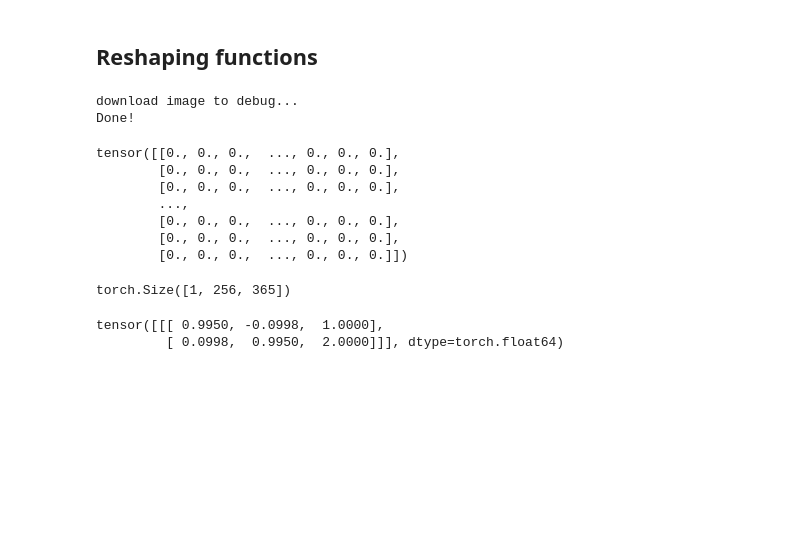
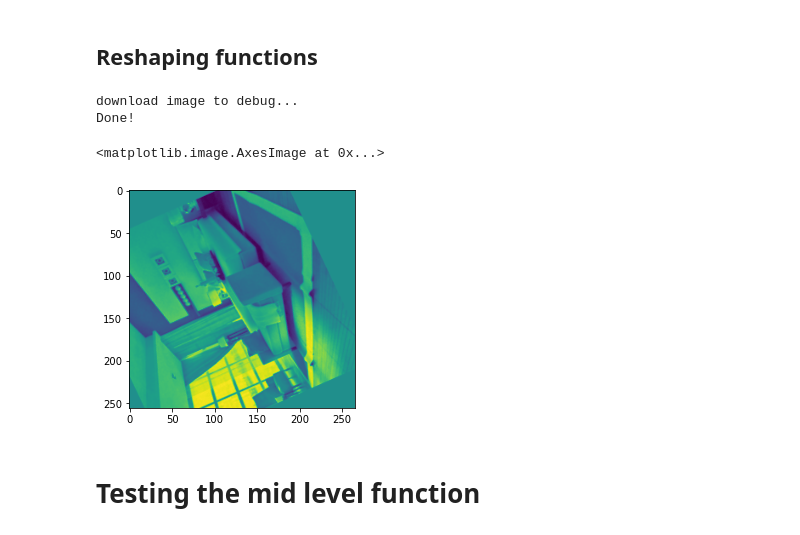
Before and after one commit to umerhasan17/deep-robust-dronenav, a Jupyter notebook: run_experiments.ipynb, the cells around one changed output. Saved outputs shown, nothing was run; the diff lists cells and outputs as text; code cells hidden in the pictures; blank space fills up the shorter version.

```diff
--- a/run_experiments.ipynb
+++ b/run_experiments.ipynb
@@ -58,43 +69,10 @@ Done!
 # %%
 from experiment import *
 
-cogmap, transformed_map = test_geom_transform()
+cogmap, transformed_map = test_geom_transform(0,.2,2)
+plt.imshow(transformed_map[0,0,:,:])
 # %% [output]
 download image to debug...
 Done!
+<matplotlib.image.AxesImage at 0x...>
+[figure, added]
-# %%
-transformed_map[0,0,:,:]
-# %% [output]
-tensor([[0., 0., 0.,  ..., 0., 0., 0.],
-        [0., 0., 0.,  ..., 0., 0., 0.],
-        [0., 0., 0.,  ..., 0., 0., 0.],
-        ...,
-        [0., 0., 0.,  ..., 0., 0., 0.],
-        [0., 0., 0.,  ..., 0., 0., 0.],
-        [0., 0., 0.,  ..., 0., 0., 0.]])
-# %%
-image = Image.open('Bedroom.jpg')
-
-
-o_t = TF.to_tensor(TF.resize(image, 256))[0:1] * 2 - 1
-
-o_t.size()
-# %% [output]
-torch.Size([1, 256, 365])
-# %%
-import torch
-import numpy as np
-from scipy.spatial.transform import Rotation as R
-
-fwd = 1.
-left = 2.
-angle = 0.1
-
-r = np.array([R.from_euler('z',angle).as_matrix()[0:2,0:2]])
-x = np.array([[[fwd],[left]]])
-T = torch.tensor(np.concatenate([r,x],axis=2))
-
-T
-# %% [output]
-tensor([[[ 0.9950, -0.0998,  1.0000],
-         [ 0.0998,  0.9950,  2.0000]]], dtype=torch.float64)
@@ -102,0 +79,2 @@ torch.tensor
+# %% [markdown]
+# Testing the mid level function
```
Also changed, not shown: parts of 4 cells of this notebook, 4 other files.
